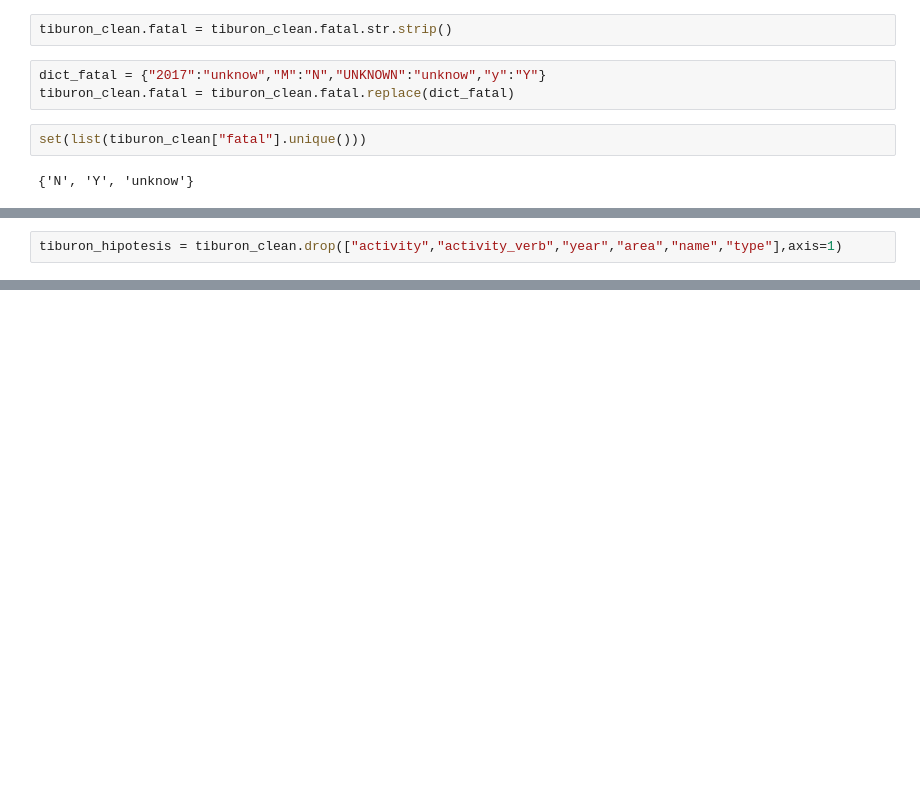
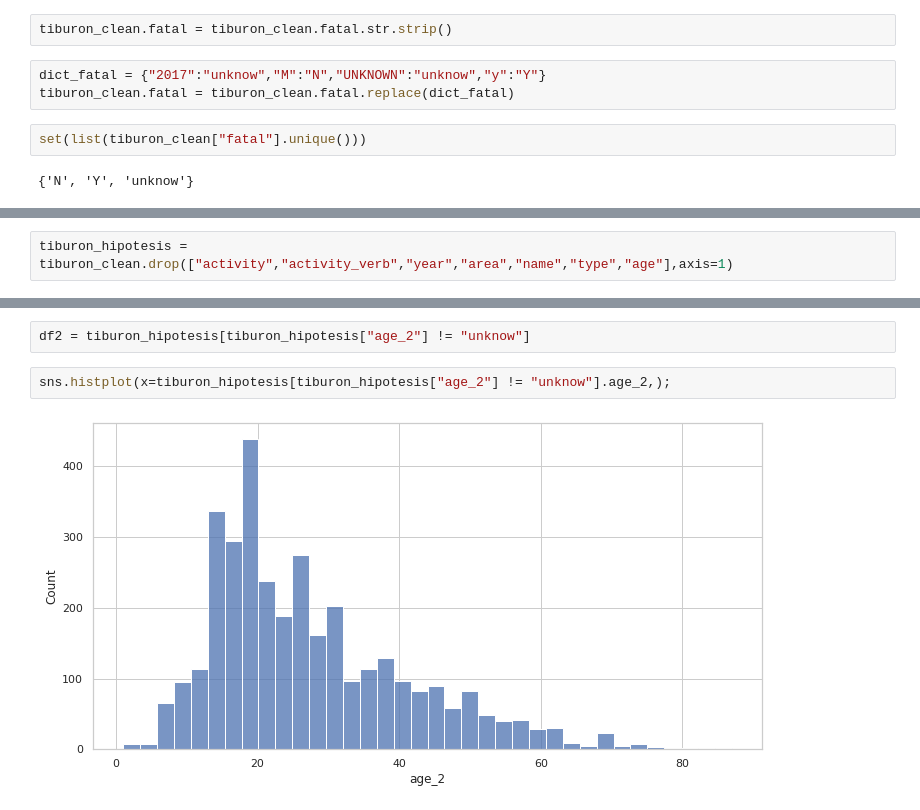
Before and after one commit to Gitfracto/data-cleaning-pandas, a Jupyter notebook: panditas.ipynb, the cells around one changed output, grey strips where cells are left out. Drawn from its saved outputs; the diff is of its cells as text; blank space fills up the shorter version.

Commit message:
tiburon_hipotesis plots

```diff
--- a/panditas.ipynb
+++ b/panditas.ipynb
@@ -488,5 +488,5 @@ tiburon_clean.sample(50)
 # %%
-tiburon_hipotesis = tiburon_clean.drop(["activity","activity_verb","year","area","name","type"],axis=1)
+tiburon_hipotesis = tiburon_clean.drop(["activity","activity_verb","year","area","name","type","age"],axis=1)
 # %%
 tiburon_hipotesis.isna().sum()
 # %% [output]
@@ -502,0 +518,6 @@ dtype: int64
+# %%
+df2 = tiburon_hipotesis[tiburon_hipotesis["age_2"] != "unknow"]
+# %%
+sns.histplot(x=tiburon_hipotesis[tiburon_hipotesis["age_2"] != "unknow"].age_2,);
+# %% [output]
+[figure, added]
```
Also changed, not shown: parts of 7 cells of this notebook.
